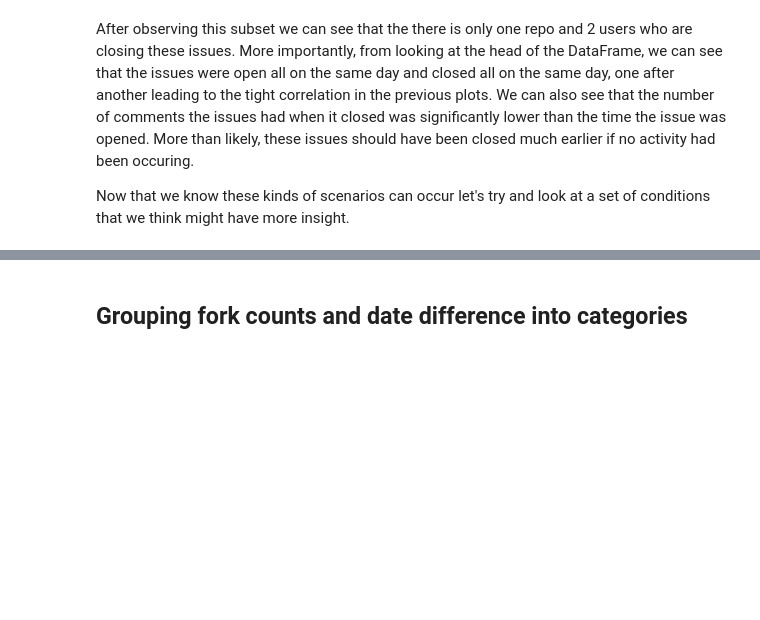
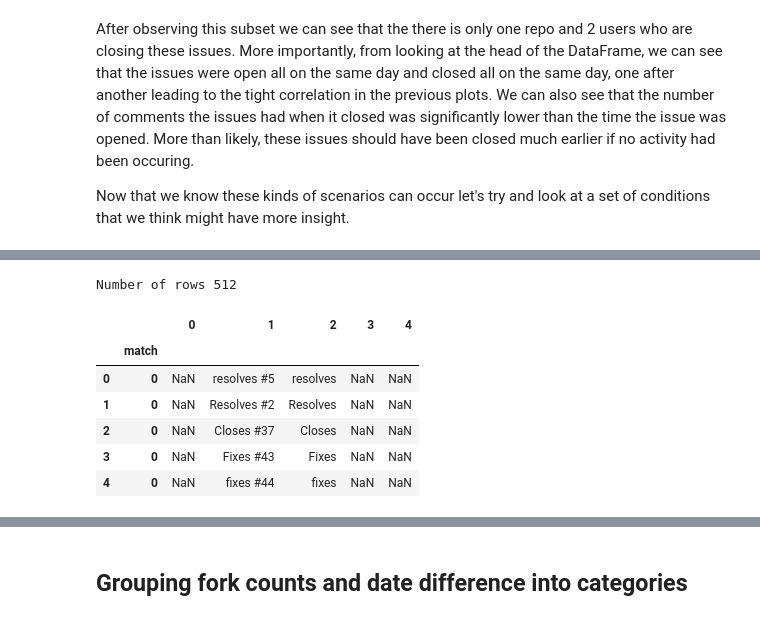
Before and after one commit to nicholas-alonzo/GitHub-Repo-Analysis, a Jupyter notebook: Event-Exploration_na.ipynb, the cells around one changed output, grey strips where cells are left out. Saved outputs shown, nothing was run; the diff lists cells and outputs as text; code cells hidden in the pictures; blank space fills up the shorter version.

```diff
--- a/Event-Exploration_na.ipynb
+++ b/Event-Exploration_na.ipynb
@@ -292,0 +327,4 @@ Now that we know these kinds of scenarios can occur let's try and look at a set
+# %%
+referenced_issues1 = pull_requests[pull_requests['description'].str.contains(issue_rgx, case=False, na=False)]
+# %%
+referenced_issues2 = pull_requests[pull_requests['description'].str.contains(rgx4, na=False)]
@@ -292,0 +347,13 @@ Now that we know these kinds of scenarios can occur let's try and look at a set
+# %%
+print 'Number of rows', issue_matches.shape[0]
+
+issue_matches.head()
+# %% [output]
+Number of rows 512
+|  |  | 0 | 1 | 2 | 3 | 4 |
+|  | match |  |  |  |  |  |
+| 0 | 0 | NaN | resolves #5 | resolves | NaN | NaN |
+| 1 | 0 | NaN | Resolves #2 | Resolves | NaN | NaN |
+| 2 | 0 | NaN | Closes #37 | Closes | NaN | NaN |
+| 3 | 0 | NaN | Fixes #43 | Fixes | NaN | NaN |
+| 4 | 0 | NaN | fixes #44 | fixes | NaN | NaN |
```
Also changed, not shown: parts of 19 cells of this notebook.
